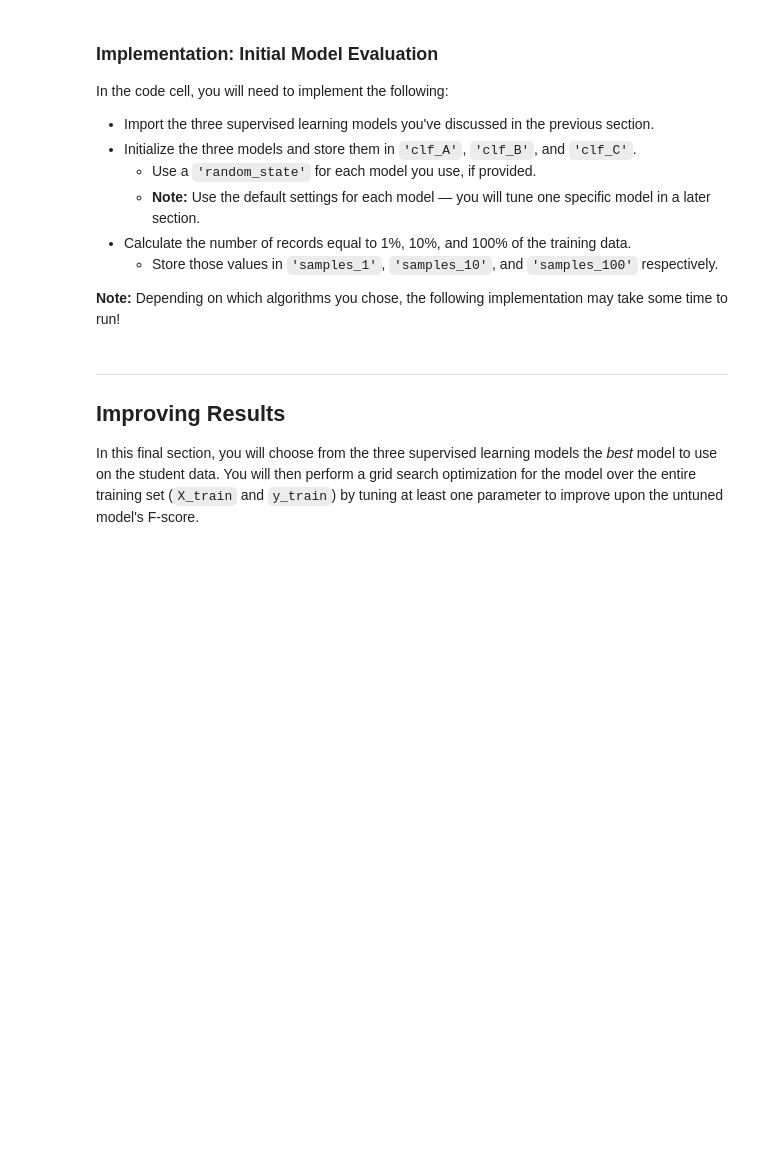
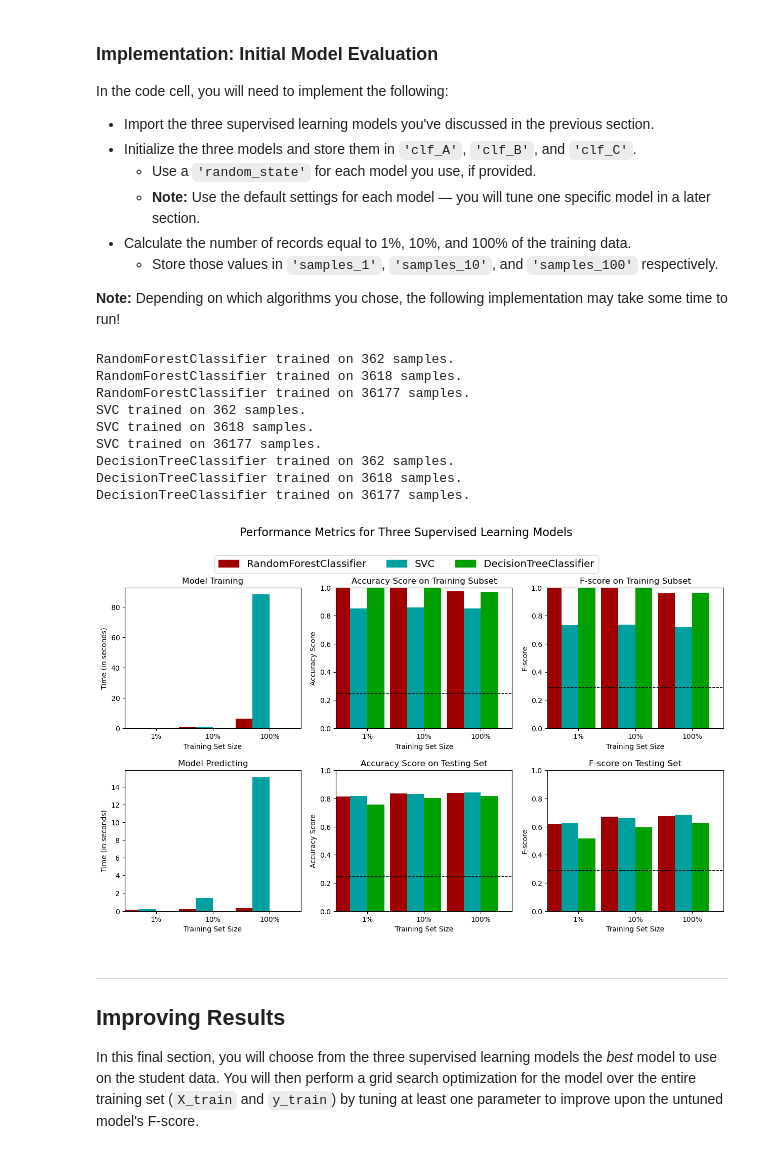
Before and after one commit to charlesbeacham/Udacity_ML_1, a Jupyter notebook: finding_donors.ipynb, the cells around one changed output. Cells and saved outputs as stored; diff of their text form; code cells hidden in the pictures; blank space fills up the shorter version.

Commit message:
update random states

```diff
--- a/finding_donors.ipynb
+++ b/finding_donors.ipynb
@@ -385,35 +385,43 @@ In the code cell, you will need to implement the following:
 **Note:** Depending on which algorithms you chose, the following implementation may take some time to run!
 # %%
 # TODO: Import the three supervised learning models from sklearn
-#test, delete this cell and run next after selecting which model
 from sklearn.ensemble import RandomForestClassifier
 from sklearn.svm import SVC
 from sklearn.tree import DecisionTreeClassifier
- from sklearn.naive_bayes import GaussianNB
 from math import ceil
 
 # TODO: Initialize the three models
-clf_A = RandomForestClassifier()
-clf_B = SVC()
-clf_C = DecisionTreeClassifier()
-clf_D = GaussianNB()
+clf_A = RandomForestClassifier(random_state=41)
+clf_B = SVC(random_state=41)
+clf_C = DecisionTreeClassifier(random_state=41)
 
 # TODO: Calculate the number of samples for 1%, 10%, and 100% of the training data
 # HINT: samples_100 is the entire training set i.e. len(y_train)
 # HINT: samples_10 is 10% of samples_100 (ensure to set the count of the values to be `int` and not `float`)
 # HINT: samples_1 is 1% of samples_100 (ensure to set the count of the values to be `int` and not `float`)
 samples_100 = len(y_train)
 samples_10 = ceil(samples_100 * 0.10)
 samples_1 = ceil(samples_100 * 0.01)
 
 # Collect results on the learners
 results = {}
-for clf in [clf_A, clf_B, clf_C, clf_D]:
+for clf in [clf_A, clf_B, clf_C]:
     clf_name = clf.__class__.__name__
     results[clf_name] = {}
     for i, samples in enumerate([samples_1, samples_10, samples_100]):
         results[clf_name][i] = \
         train_predict(clf, samples, X_train, y_train, X_test, y_test)
 
 # Run metrics visualization for the three supervised learning models chosen
 vs.evaluate(results, accuracy, fscore)
+# %% [output]
+RandomForestClassifier trained on 362 samples.
+RandomForestClassifier trained on 3618 samples.
+RandomForestClassifier trained on 36177 samples.
+SVC trained on 362 samples.
+SVC trained on 3618 samples.
+SVC trained on 36177 samples.
+DecisionTreeClassifier trained on 362 samples.
+DecisionTreeClassifier trained on 3618 samples.
+DecisionTreeClassifier trained on 36177 samples.
+[figure, added]
```
Also changed, not shown: parts of 1 cell of this notebook.
